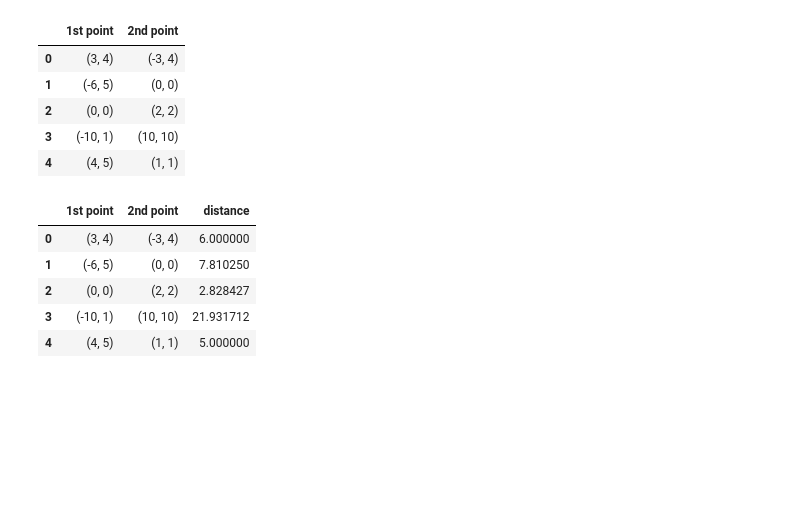
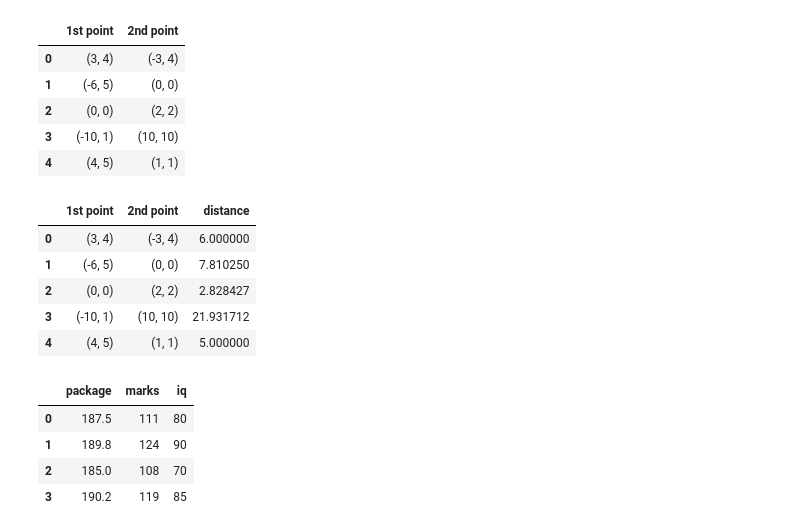
Before and after one commit to ShehrazSarwar/Python-Data-Analysis, a Jupyter notebook: Pandas DataFrame/Important_DataFrame_Methods.ipynb, the cells around one changed output. Drawn from its saved outputs; the diff is of its cells as text; code cells hidden in the pictures; blank space fills up the shorter version.

```diff
--- a/Pandas DataFrame/Important_DataFrame_Methods.ipynb
+++ b/Pandas DataFrame/Important_DataFrame_Methods.ipynb
@@ -787,3 +845,21 @@ points_df
 | 2 | (0, 0) | (2, 2) | 2.828427 |
 | 3 | (-10, 1) | (10, 10) | 21.931712 |
 | 4 | (4, 5) | (1, 1) | 5.000000 |
+# %%
+# select_dtypes(include = '')
+data = {
+    'name': ['Alice', 'Bob', 'Charlie', 'David'],
+    'package': [12.5, 10.2, 15.0, 9.8],  # in LPA (Lakhs Per Annum)
+    'marks': [89, 76, 92, 81],
+    'iq': [120, 110, 130, 115]
+}
+
+df = pd.DataFrame(data)
+
+200 - df.select_dtypes(include = 'number')
+# %% [output]
+|  | package | marks | iq |
+| 0 | 187.5 | 111 | 80 |
+| 1 | 189.8 | 124 | 90 |
+| 2 | 185.0 | 108 | 70 |
+| 3 | 190.2 | 119 | 85 |
```
Also changed, not shown: parts of 1 cell of this notebook.
